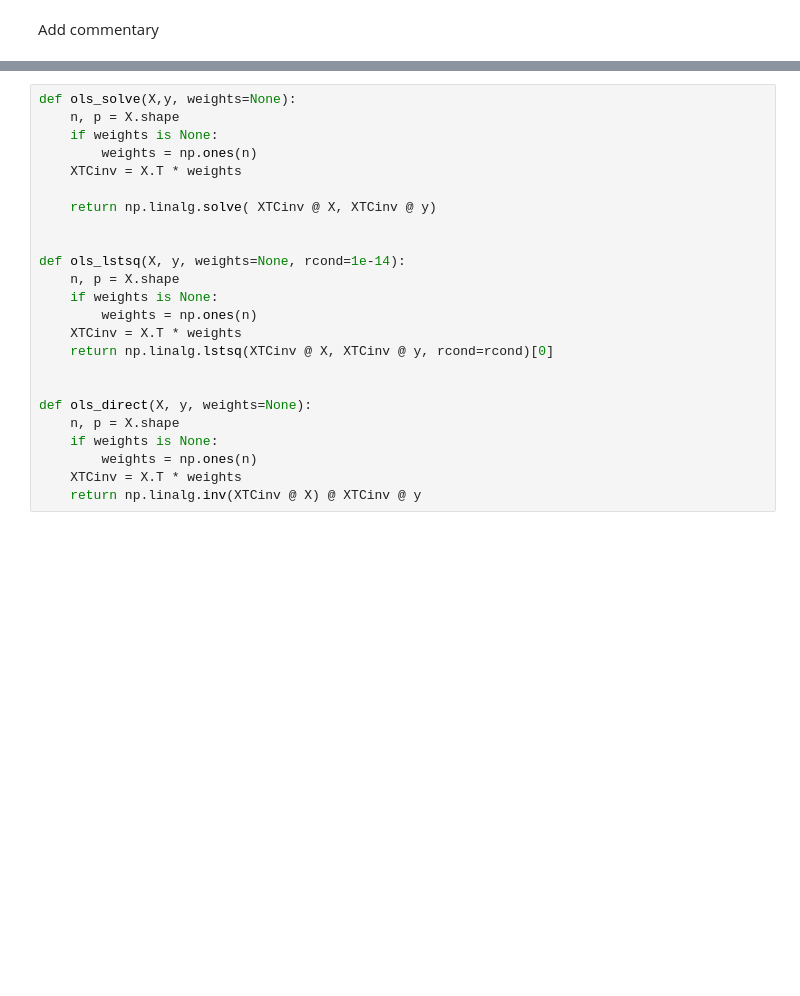
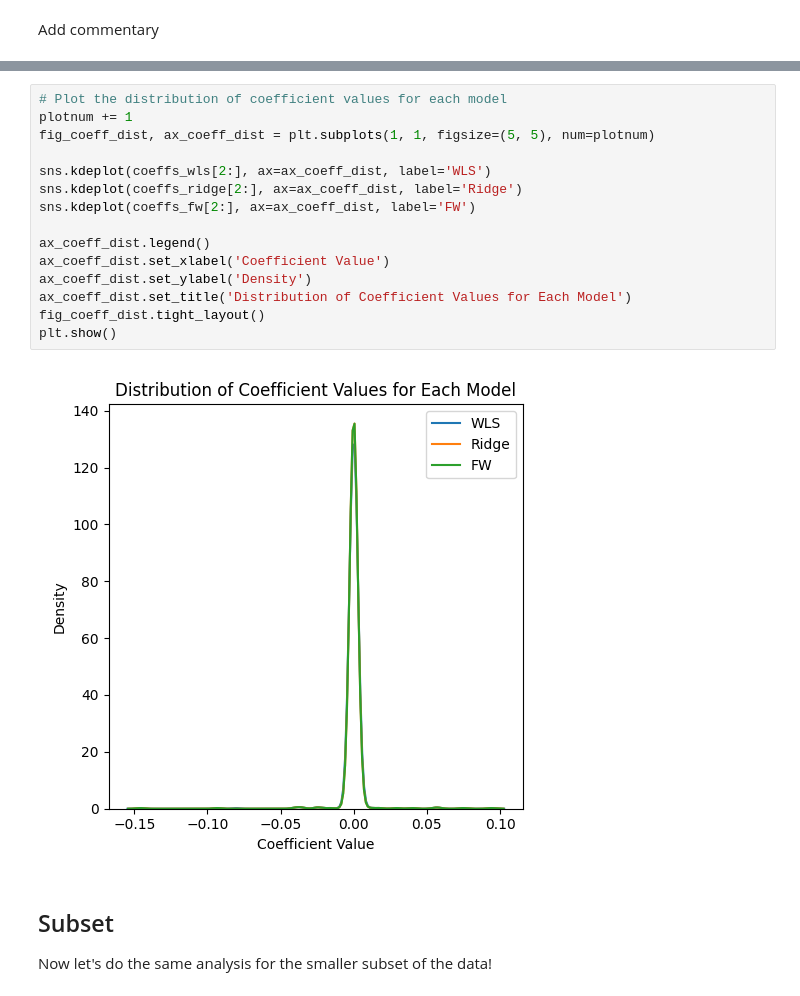
Before and after one commit to colej/puffins, a Jupyter notebook: notebooks/NB02_compare_solvers.ipynb, the cells around one changed output, grey strips where cells are left out. Drawn from its saved outputs; the diff is of its cells as text; blank space fills up the shorter version.

```diff
--- a/notebooks/NB02_compare_solvers.ipynb
+++ b/notebooks/NB02_compare_solvers.ipynb
@@ -202,24 +180,20 @@ plt.show()
-# %%
-def ols_solve(X,y, weights=None):
-    n, p = X.shape
-    if weights is None:
-        weights = np.ones(n)
-    XTCinv = X.T * weights
-
-    return np.linalg.solve( XTCinv @ X, XTCinv @ y)
-
-
-def ols_lstsq(X, y, weights=None, rcond=1e-14):
-    n, p = X.shape
-    if weights is None:
-        weights = np.ones(n)
-    XTCinv = X.T * weights
-    return np.linalg.lstsq(XTCinv @ X, XTCinv @ y, rcond=rcond)[0]
-
-
-def ols_direct(X, y, weights=None):
-    n, p = X.shape
-    if weights is None:
-        weights = np.ones(n)
-    XTCinv = X.T * weights
-    return np.linalg.inv(XTCinv @ X) @ XTCinv @ y
+# %%
+# Plot the distribution of coefficient values for each model
+plotnum += 1
+fig_coeff_dist, ax_coeff_dist = plt.subplots(1, 1, figsize=(5, 5), num=plotnum)
+
+sns.kdeplot(coeffs_wls[2:], ax=ax_coeff_dist, label='WLS')
+sns.kdeplot(coeffs_ridge[2:], ax=ax_coeff_dist, label='Ridge')
+sns.kdeplot(coeffs_fw[2:], ax=ax_coeff_dist, label='FW')
+
+ax_coeff_dist.legend()
+ax_coeff_dist.set_xlabel('Coefficient Value')
+ax_coeff_dist.set_ylabel('Density')
+ax_coeff_dist.set_title('Distribution of Coefficient Values for Each Model')
+fig_coeff_dist.tight_layout()
+plt.show()
+# %% [output]
+[figure, added]
+# %% [markdown]
+## Subset
+Now let's do the same analysis for the smaller subset of the data!
```
Also changed, not shown: parts of 33 cells of this notebook.
